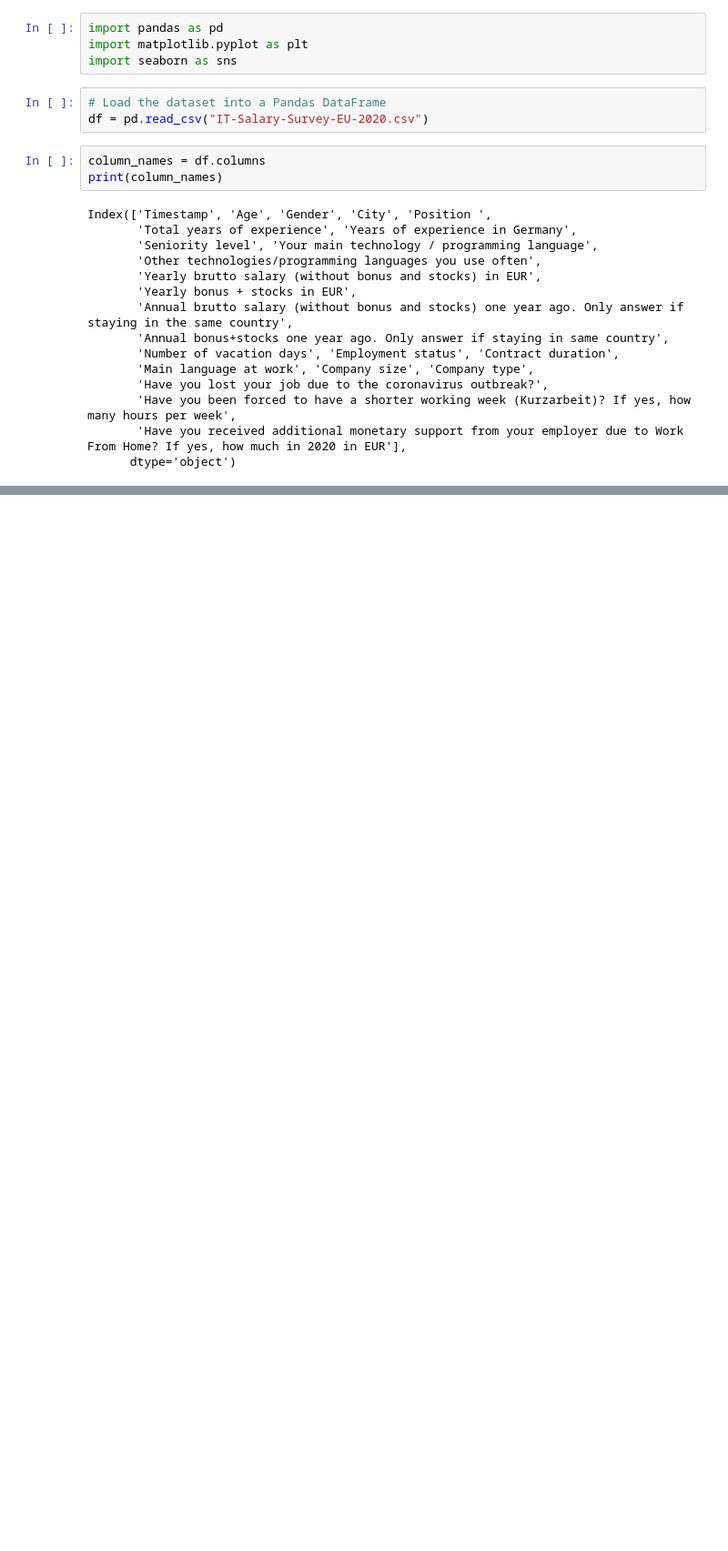
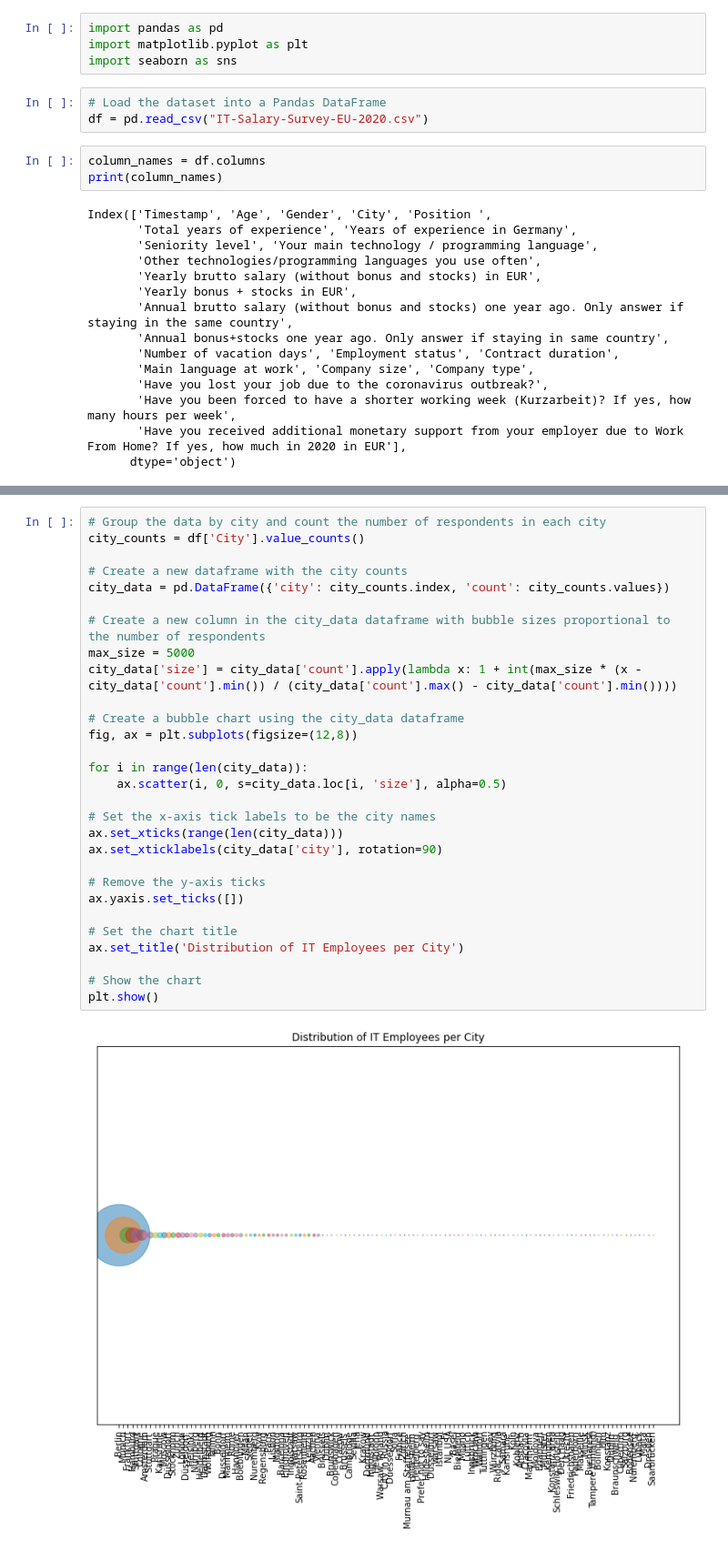
Before and after one commit to ESPersonnel/Lux-Dev-Data-Science, a Jupyter notebook: week-1/EDA-salary-eu.ipynb, the cells around one changed output, grey strips where cells are left out. Shown at 91% size. Cells and saved outputs as stored; diff of their text form; blank space fills up the shorter version.

```diff
--- a/week-1/EDA-salary-eu.ipynb
+++ b/week-1/EDA-salary-eu.ipynb
@@ -81,0 +116,31 @@ KeyError: 'Gross_Salary'
+# %%
+# Group the data by city and count the number of respondents in each city
+city_counts = df['City'].value_counts()
+
+# Create a new dataframe with the city counts
+city_data = pd.DataFrame({'city': city_counts.index, 'count': city_counts.values})
+
+# Create a new column in the city_data dataframe with bubble sizes proportional to the number of respondents
+max_size = 5000
+city_data['size'] = city_data['count'].apply(lambda x: 1 + int(max_size * (x - city_data['count'].min()) / (city_data['count'].max() - city_data['count'].min())))
+
+# Create a bubble chart using the city_data dataframe
+fig, ax = plt.subplots(figsize=(12,8))
+
+for i in range(len(city_data)):
+    ax.scatter(i, 0, s=city_data.loc[i, 'size'], alpha=0.5)
+
+# Set the x-axis tick labels to be the city names
+ax.set_xticks(range(len(city_data)))
+ax.set_xticklabels(city_data['city'], rotation=90)
+
+# Remove the y-axis ticks
+ax.yaxis.set_ticks([])
+
+# Set the chart title
+ax.set_title('Distribution of IT Employees per City')
+
+# Show the chart
+plt.show()
+# %% [output]
+[figure, added]
```
Also changed, not shown: parts of 9 cells of this notebook, 5 other files.
